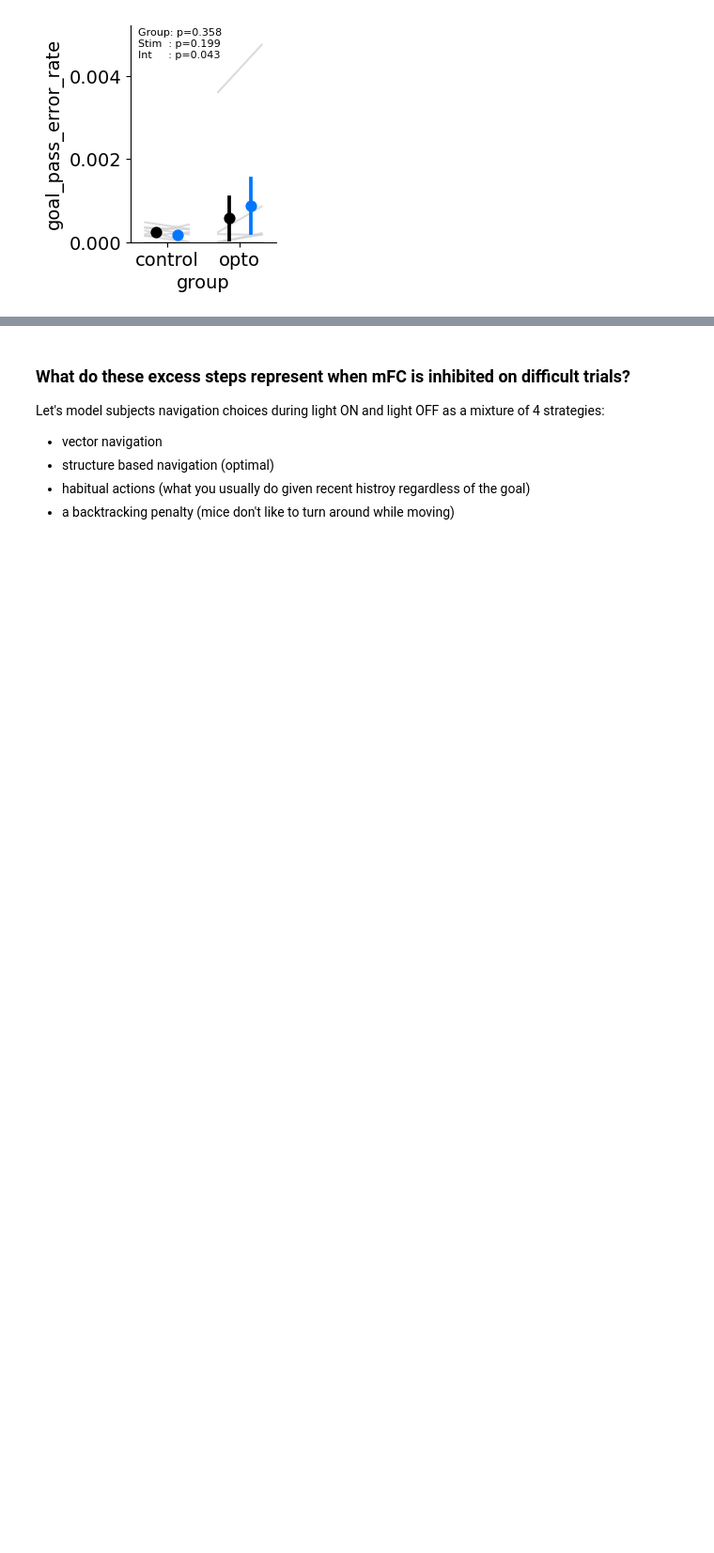
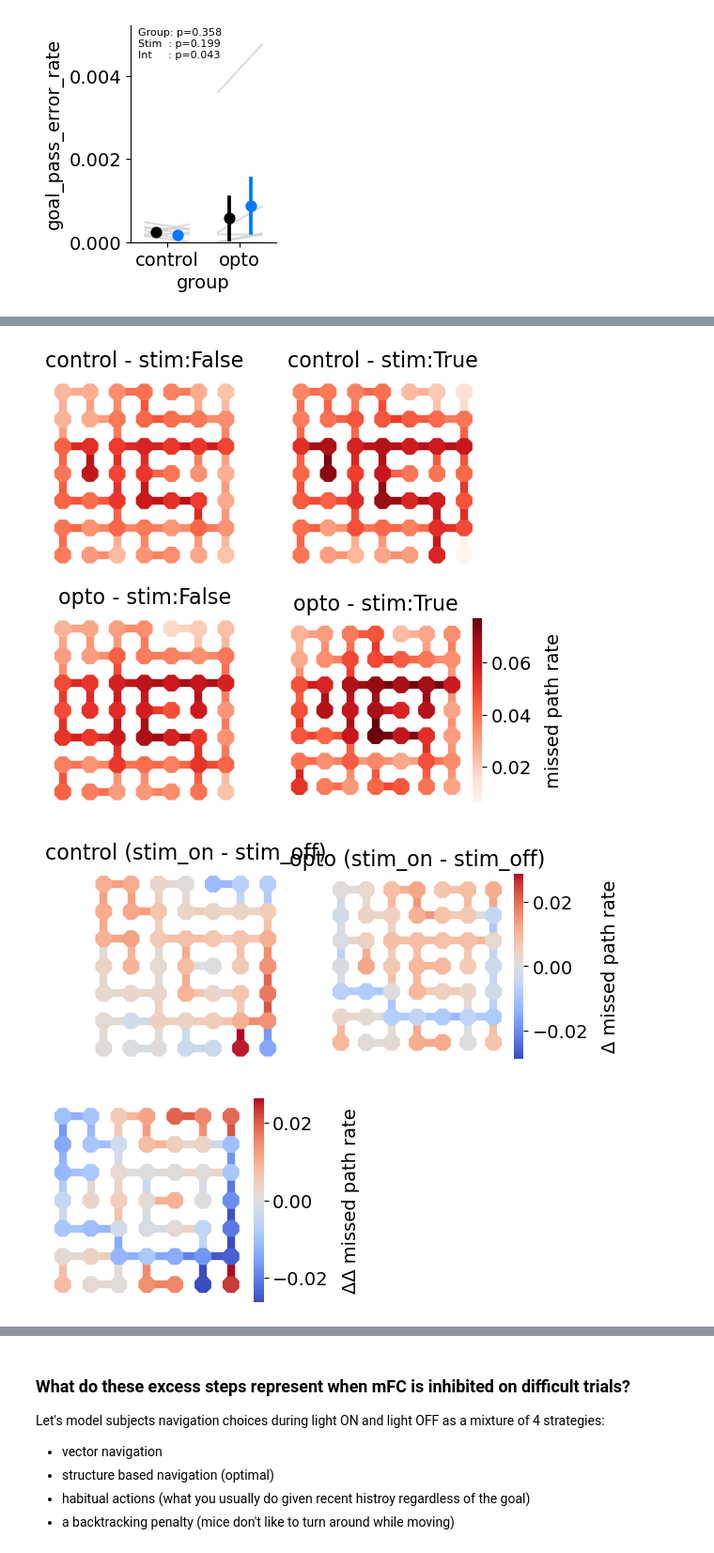
Before and after one commit to peterdoohan/goalNav_mFC-opto3, a Jupyter notebook: code/Notebooks/performance_metrics.ipynb, the cells around one changed output, grey strips where cells are left out. Shown at 94% size. Drawn from its saved outputs; the diff is of its cells as text; code cells hidden in the pictures; blank space fills up the shorter version.

Commit message:
egocentric error maps actually looking kinda cool with smoothing!!

```diff
--- a/code/Notebooks/performance_metrics.ipynb
+++ b/code/Notebooks/performance_metrics.ipynb
@@ -338,0 +341,17 @@ for maze in ["maze_1", "maze_2"]:
+# %%
+reload(am)
+missed_path_df = am.get_missed_paths_df(error_df)
+# %%
+reload(am)
+for maze in ["maze_1", "maze_2"]:
+    for plot_as, colormap in zip(["raw", "delta", "delta_delta"], ["Reds", "coolwarm", "coolwarm"]):
+        am.plot_missed_paths_summary(
+            missed_path_df,
+            maze_name=maze,
+            plot_as=plot_as,
+            colormap=colormap,
+        )
+# %% [output]
+[figure, added]
+[figure, added]
+[figure, added]
```
Also changed, not shown: parts of 5 cells of this notebook, 1 other file.
